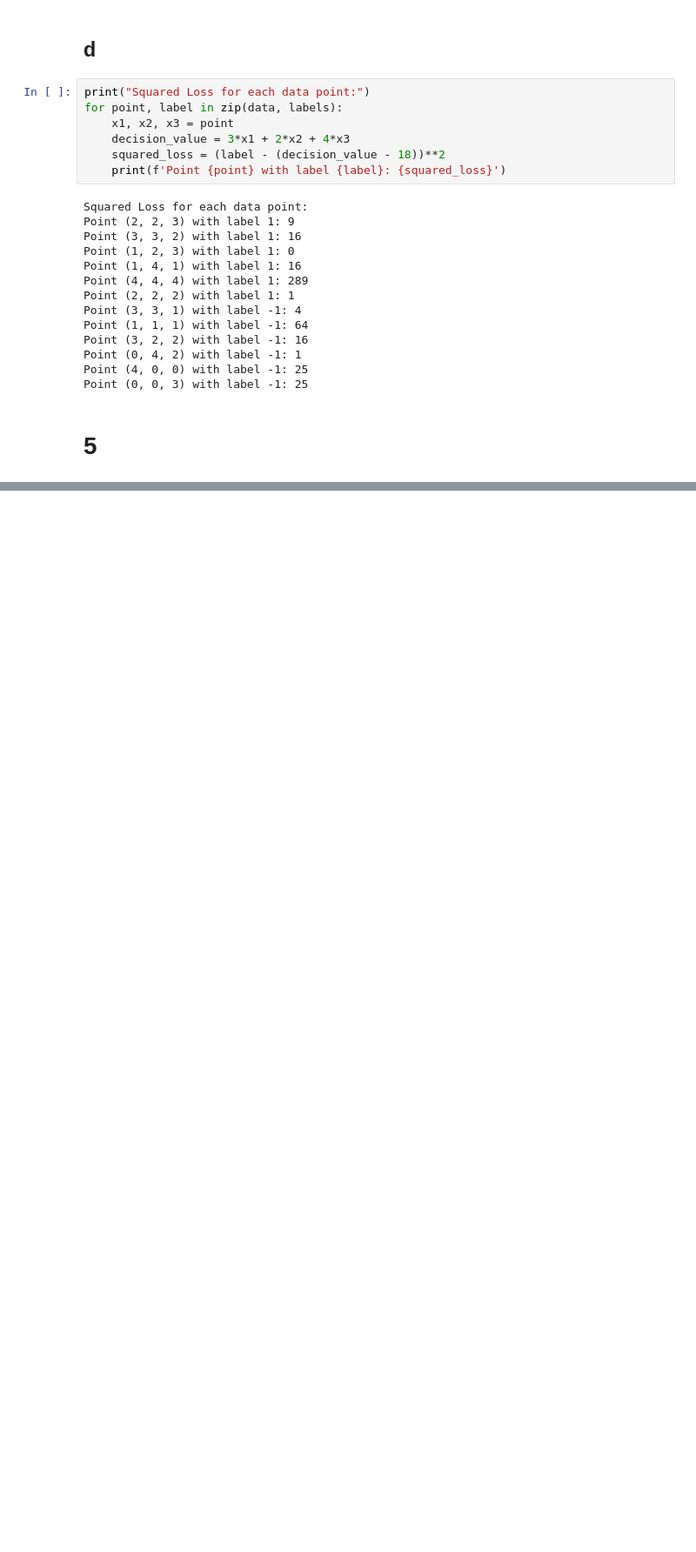
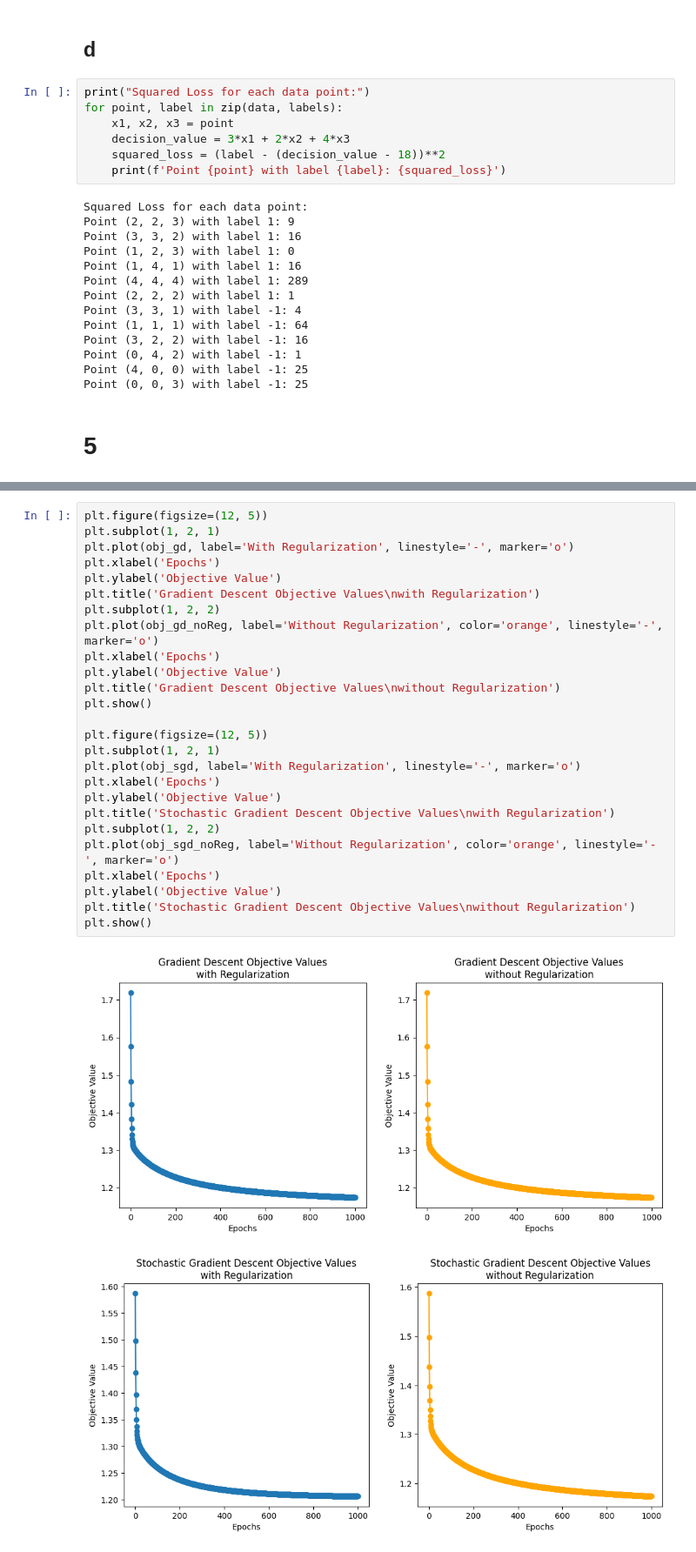
Before and after one commit to TangyKiwi/DSC-240, a Jupyter notebook: HW2/hw2_code.ipynb, the cells around one changed output, grey strips where cells are left out. Shown at 87% size. Saved outputs shown, nothing was run; the diff lists cells and outputs as text; blank space fills up the shorter version.

```diff
--- a/HW2/hw2_code.ipynb
+++ b/HW2/hw2_code.ipynb
@@ -354,0 +346,29 @@ print(L)
+# %%
+plt.figure(figsize=(12, 5))
+plt.subplot(1, 2, 1)
+plt.plot(obj_gd, label='With Regularization', linestyle='-', marker='o')
+plt.xlabel('Epochs')
+plt.ylabel('Objective Value')
+plt.title('Gradient Descent Objective Values\nwith Regularization')
+plt.subplot(1, 2, 2)
+plt.plot(obj_gd_noReg, label='Without Regularization', color='orange', linestyle='-', marker='o')
+plt.xlabel('Epochs')
+plt.ylabel('Objective Value')
+plt.title('Gradient Descent Objective Values\nwithout Regularization')
+plt.show()
+
+plt.figure(figsize=(12, 5))
+plt.subplot(1, 2, 1)
+plt.plot(obj_sgd, label='With Regularization', linestyle='-', marker='o')
+plt.xlabel('Epochs')
+plt.ylabel('Objective Value')
+plt.title('Stochastic Gradient Descent Objective Values\nwith Regularization')
+plt.subplot(1, 2, 2)
+plt.plot(obj_sgd_noReg, label='Without Regularization', color='orange', linestyle='-', marker='o')
+plt.xlabel('Epochs')
+plt.ylabel('Objective Value')
+plt.title('Stochastic Gradient Descent Objective Values\nwithout Regularization')
+plt.show()
+# %% [output]
+[figure, added]
+[figure, added]
```
Also changed, not shown: parts of 7 cells of this notebook, 9 other files.
